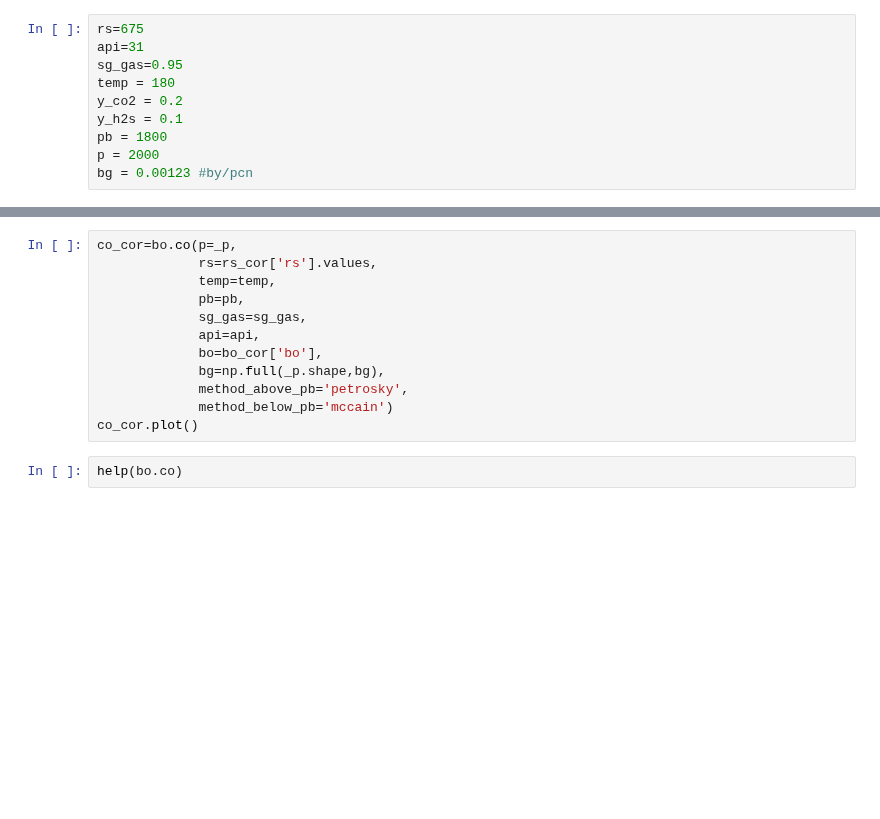
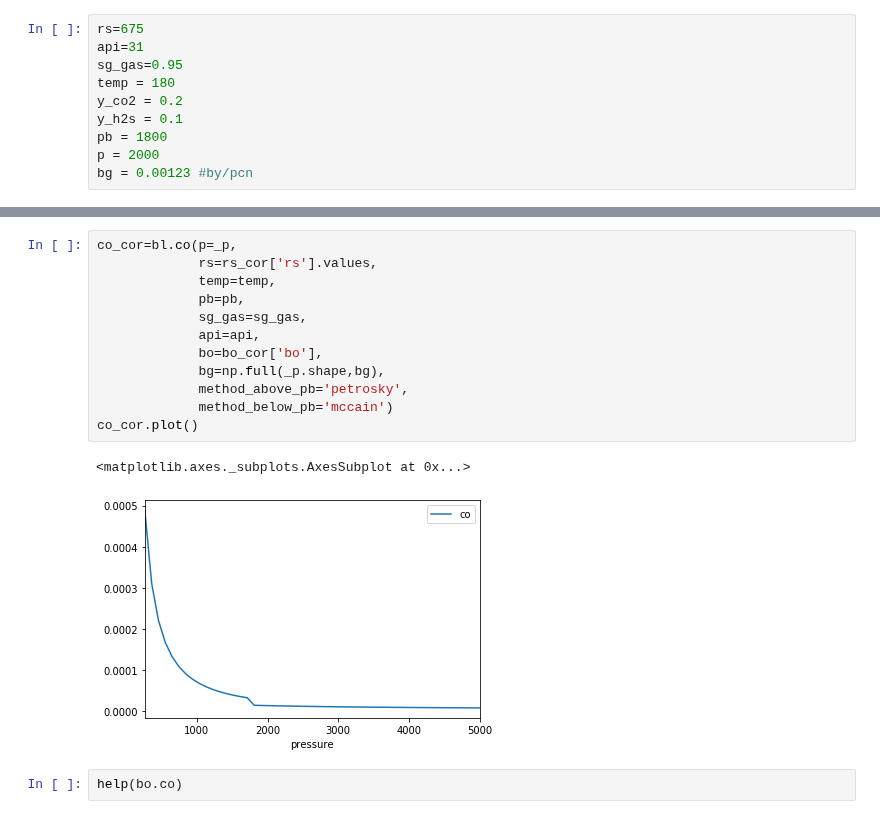
Before and after one commit to scuervo91/reservoirpy, a Jupyter notebook: examples/pvt/oil_pvt.ipynb, the cells around one changed output, grey strips where cells are left out. Drawn from its saved outputs; the diff is of its cells as text; blank space fills up the shorter version.

```diff
--- a/examples/pvt/oil_pvt.ipynb
+++ b/examples/pvt/oil_pvt.ipynb
@@ -118,15 +210,18 @@ bo_cor.plot()
 # %%
-co_cor=bo.co(p=_p,
+co_cor=bl.co(p=_p,
              rs=rs_cor['rs'].values,
              temp=temp,
              pb=pb,
              sg_gas=sg_gas,
              api=api,
              bo=bo_cor['bo'],
              bg=np.full(_p.shape,bg),
              method_above_pb='petrosky',
              method_below_pb='mccain')
 co_cor.plot()
+# %% [output]
+<matplotlib.axes._subplots.AxesSubplot at 0x...>
+[figure, added]
 # %%
 help(bo.co)
 # %%
```
Also changed, not shown: parts of 30 cells of this notebook, 2 other files.
